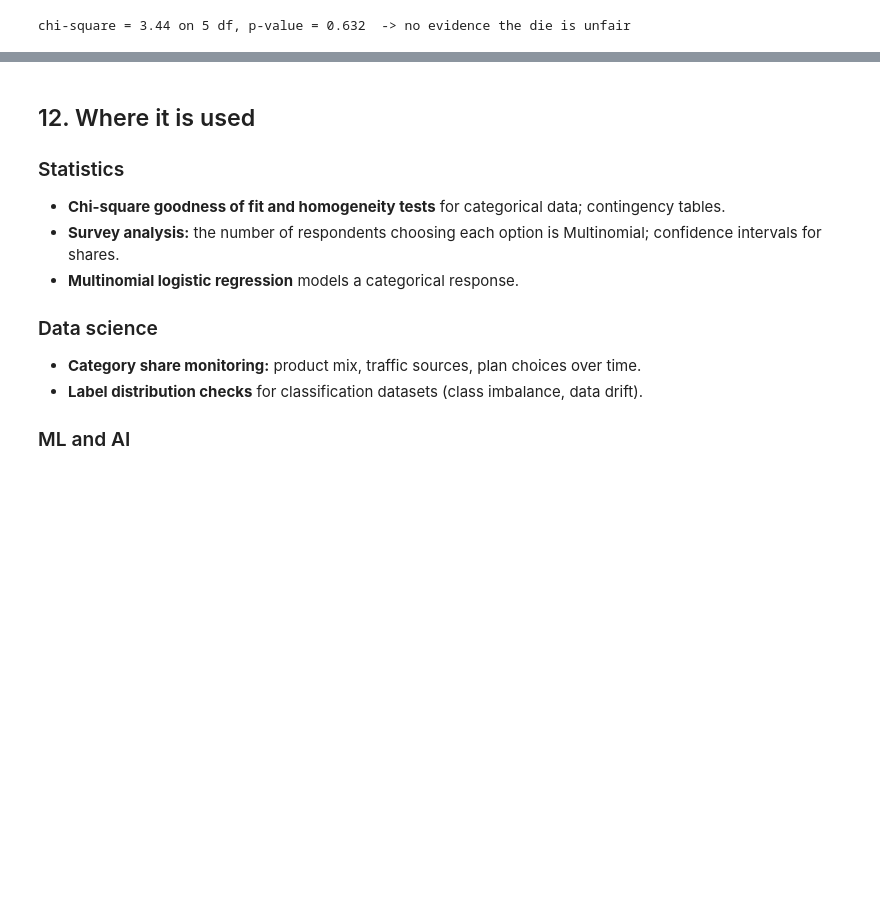
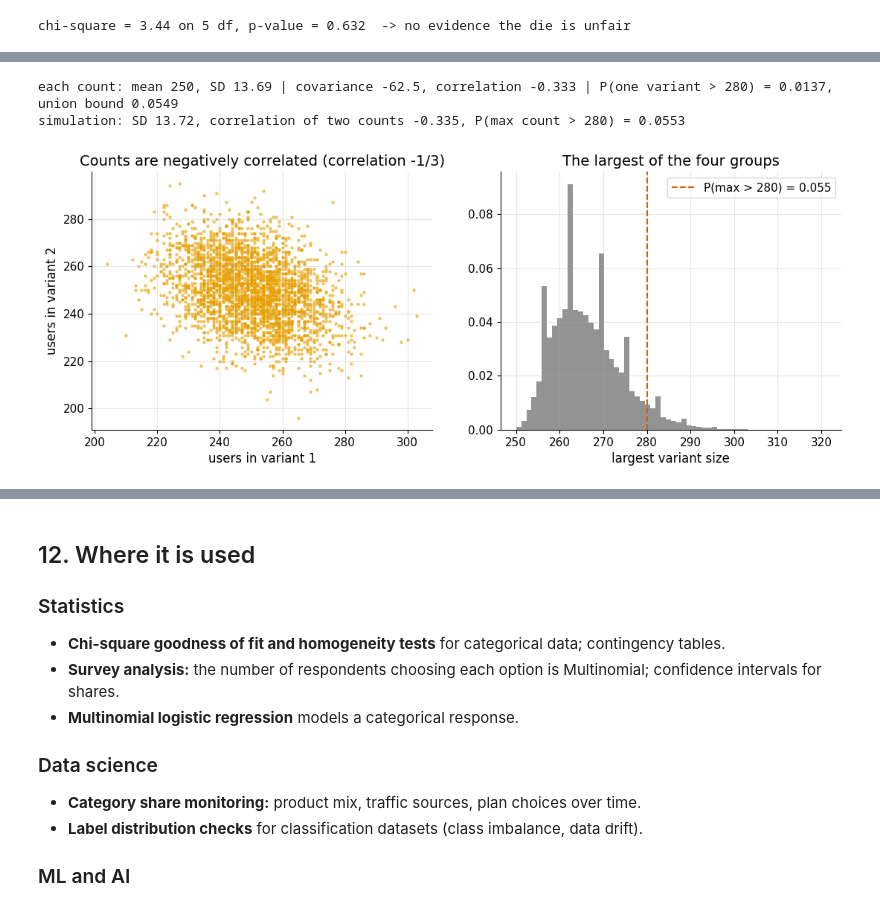
Before and after one commit to AhmedMostafaAttiaaa/distributions-irl, a Jupyter notebook: module_01_discrete/notebooks/01_05_uniform_categorical_multinomial.ipynb, the cells around one changed output, grey strips where cells are left out. Saved outputs shown, nothing was run; the diff lists cells and outputs as text; code cells hidden in the pictures; blank space fills up the shorter version.

```diff
--- a/module_01_discrete/notebooks/01_05_uniform_categorical_multinomial.ipynb
+++ b/module_01_discrete/notebooks/01_05_uniform_categorical_multinomial.ipynb
@@ -416,0 +488,16 @@ chi-square = 3.44 on 5 df, p-value = 0.632  -> no evidence the die is unfair
+# %%
+n_b, k_b = 1000, 4
+p_one = stats.binom(n_b, 1 / k_b).sf(280); union_b = k_b * p_one
+cov_b = -n_b * (1 / k_b) ** 2; corr_b = cov_b / (n_b * (1 / k_b) * (1 - 1 / k_b))
+sim_b = np.random.default_rng(14).multinomial(n_b, [1 / k_b] * k_b, size=400_000)
+print(f"each count: mean {n_b / k_b:.0f}, SD {np.sqrt(n_b * 0.25 * 0.75):.2f} | covariance {cov_b:.1f}, correlation {corr_b:.3f} | P(one variant > 280) = {p_one:.4f}, union bound {union_b:.4f}")
+print(f"simulation: SD {sim_b[:, 0].std():.2f}, correlation of two counts {np.corrcoef(sim_b[:, 0], sim_b[:, 1])[0, 1]:.3f}, P(max count > 280) = {np.mean(sim_b.max(axis=1) > 280):.4f}")
+assert np.isclose(corr_b, -1 / 3) and abs(np.corrcoef(sim_b[:, 0], sim_b[:, 1])[0, 1] + 1 / 3) < 0.005 and np.mean(sim_b.max(axis=1) > 280) <= union_b + 1e-3
+fig, axes = plt.subplots(1, 2, figsize=(13, 4.5))
+axes[0].scatter(sim_b[:3000, 0], sim_b[:3000, 1], s=5, color=SIM, alpha=0.5); axes[0].set_xlabel("users in variant 1"); axes[0].set_ylabel("users in variant 2"); axes[0].set_title("Counts are negatively correlated (correlation -1/3)")
+axes[1].hist(sim_b.max(axis=1), bins=60, color=NEUTRAL, alpha=0.7, density=True); axes[1].axvline(280, color=HIGHLIGHT, linestyle="--", label=f"P(max > 280) = {np.mean(sim_b.max(axis=1) > 280):.3f}"); axes[1].set_xlabel("largest variant size"); axes[1].set_title("The largest of the four groups"); axes[1].legend()
+plt.show()
+# %% [output]
+each count: mean 250, SD 13.69 | covariance -62.5, correlation -0.333 | P(one variant > 280) = 0.0137, union bound 0.0549
+simulation: SD 13.72, correlation of two counts -0.335, P(max count > 280) = 0.0553
+[figure, added]
```
Also changed, not shown: parts of 11 cells of this notebook.
